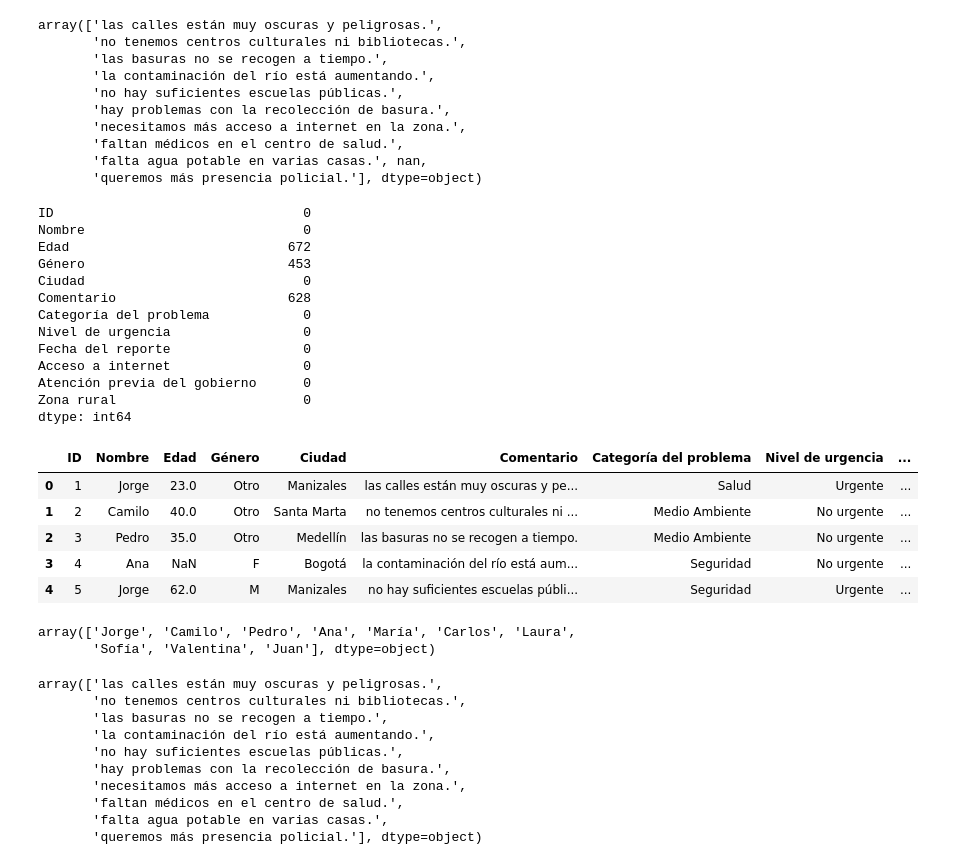
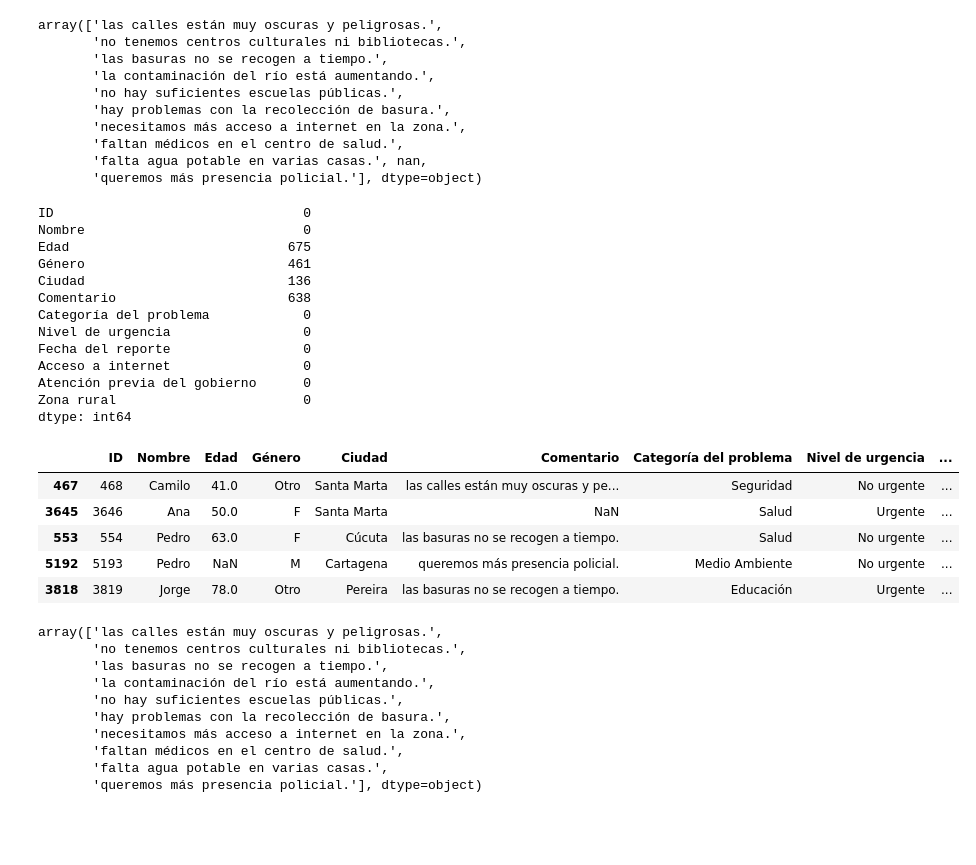
Before and after one commit to ariss99nn/SENASOFT, a Jupyter notebook: RETO.ipynb, the cells around one changed output. Saved outputs shown, nothing was run; the diff lists cells and outputs as text; code cells hidden in the pictures; blank space fills up the shorter version.

```diff
--- a/RETO.ipynb
+++ b/RETO.ipynb
@@ -77,15 +77,15 @@ array(['las calles están muy oscuras y peligrosas.',
        'falta agua potable en varias casas.', nan,
        'queremos más presencia policial.'], dtype=object)
 # %%
-df = df.dropna(subset=['Ciudad'])
+# df = df.dropna(subset=['Ciudad'])
 df.isnull().sum()
 # %% [output]
 ID                                0
 Nombre                            0
-Edad                            672
-Género                          453
-Ciudad                            0
-Comentario                      628
+Edad                            675
+Género                          461
+Ciudad                          136
+Comentario                      638
 Categoría del problema            0
 Nivel de urgencia                 0
 Fecha del reporte                 0
@@ -94,19 +94,14 @@ Atención previa del gobierno      0
 Zona rural                        0
 dtype: int64
 # %%
-df.head()
+df.sample(5)
 # %% [output]
 |  | ID | Nombre | Edad | Género | Ciudad | Comentario | Categoría del problema | Nivel de urgencia | ... |
-| 0 | 1 | Jorge | 23.0 | Otro | Manizales | las calles están muy oscuras y pe... | Salud | Urgente | ... |
-| 1 | 2 | Camilo | 40.0 | Otro | Santa Marta | no tenemos centros culturales ni ... | Medio Ambiente | No urgente | ... |
-| 2 | 3 | Pedro | 35.0 | Otro | Medellín | las basuras no se recogen a tiempo. | Medio Ambiente | No urgente | ... |
-| 3 | 4 | Ana | NaN | F | Bogotá | la contaminación del río está aum... | Seguridad | No urgente | ... |
-| 4 | 5 | Jorge | 62.0 | M | Manizales | no hay suficientes escuelas públi... | Seguridad | Urgente | ... |
+| 467 | 468 | Camilo | 41.0 | Otro | Santa Marta | las calles están muy oscuras y pe... | Seguridad | No urgente | ... |
+| 3645 | 3646 | Ana | 50.0 | F | Santa Marta | NaN | Salud | Urgente | ... |
+| 553 | 554 | Pedro | 63.0 | F | Cúcuta | las basuras no se recogen a tiempo. | Salud | No urgente | ... |
+| 5192 | 5193 | Pedro | NaN | M | Cartagena | queremos más presencia policial. | Medio Ambiente | No urgente | ... |
+| 3818 | 3819 | Jorge | 78.0 | Otro | Pereira | las basuras no se recogen a tiempo. | Educación | Urgente | ... |
-# %%
-df["Nombre"].unique()
-# %% [output]
-array(['Jorge', 'Camilo', 'Pedro', 'Ana', 'María', 'Carlos', 'Laura',
-       'Sofía', 'Valentina', 'Juan'], dtype=object)
 # %%
 # Diccionario inverso: comentario → categoría correcta
 categoria_por_comentario = {
```
Also changed, not shown: parts of 9 cells of this notebook.
